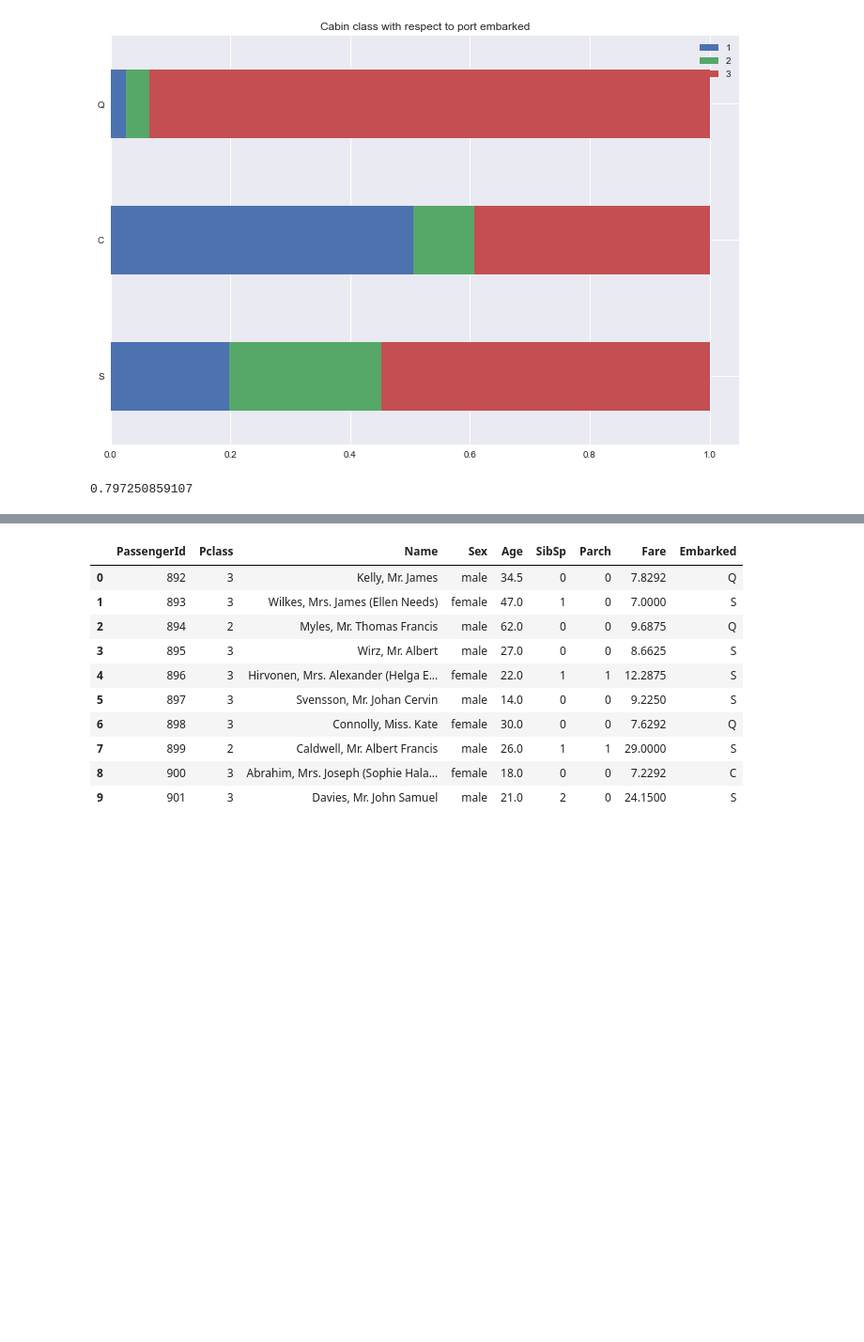
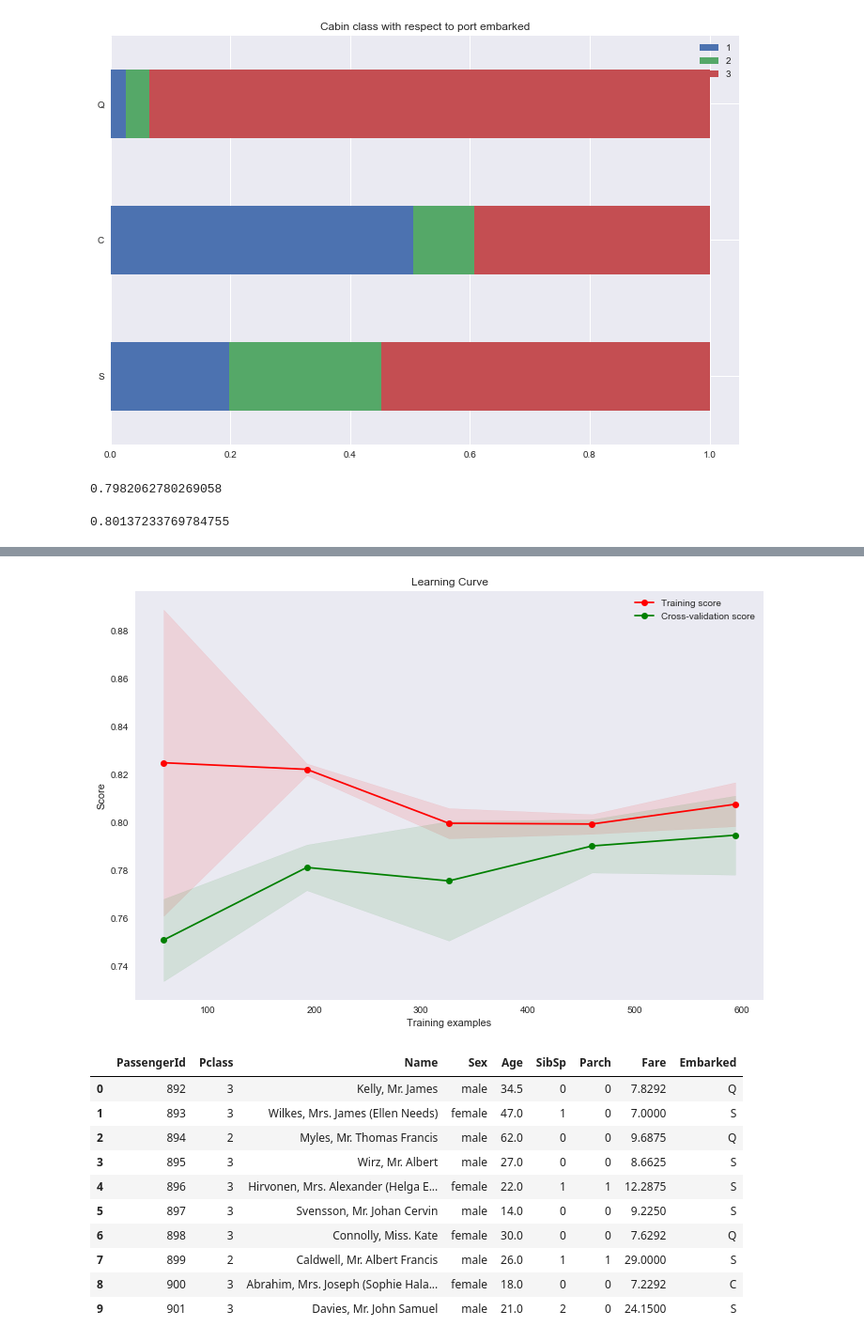
Before and after one commit to itsnauman/Kaggle, a Jupyter notebook: Titanic/Titanic Machine Learning From Disaster .ipynb, the cells around one changed output, grey strips where cells are left out. Shown at 94% size. Saved outputs shown, nothing was run; the diff lists cells and outputs as text; code cells hidden in the pictures; blank space fills up the shorter version.

```diff
--- a/Titanic/Titanic Machine Learning From Disaster .ipynb
+++ b/Titanic/Titanic Machine Learning From Disaster .ipynb
@@ -118,29 +119,0 @@ from sklearn.model_selection import GridSearchCV
-# %%
-label_encoder = preprocessing.LabelEncoder()
-
-data['Sex'] = label_encoder.fit_transform(data['Sex'].astype('str'))
-data['Embarked'] = label_encoder.fit_transform(data['Embarked'].astype('str'))
-
-data['FamilySize'] = data['SibSp'] + data['Parch']
-data['Age*Class'] = data ['Age'] * data['Pclass']
-data['Fare_Per_Person'] = data['Fare'] / (data['FamilySize']+1)
-
-y = data['Survived']
-X = data[['Sex', 'Age*Class', 'Embarked', 'Fare_Per_Person']]
-
-# Training set
-X_train = X.iloc[:600].values
-y_train = y.iloc[:600].values
-
-# Testing set
-X_test = X.iloc[600:].values
-y_test = y.iloc[600:].values
-
-tuned_parameters = {'C': [0.1, 0.5, 1, 5, 10, 50, 100]}
-
-clf = GridSearchCV(LogisticRegression(), tuned_parameters, cv=2)
-clf.fit(X_train, y_train)
-
-print(clf.score(X_test, y_test))
-# %% [output]
-0.797250859107
@@ -146,0 +223,24 @@ print(clf.score(X_test, y_test))
+# %%
+y = data['Survived']
+X = data[['Sex', 'Age*Class', 'Fare', 'Fare_Per_Person', 'Title']]
+
+# Testing / Training split
+X_train, X_test, y_train, y_test = train_test_split(X, y)
+
+# Using the Support Vector Machine (hyperparameters chosen using gridsearch)
+clf = SVC(C=10, gamma=0.001, kernel='poly')
+
+clf.fit(X_train, y_train)
+
+clf.score(X_test, y_test)
+# %% [output]
+0.7982062780269058
+# %%
+cv_scores = cross_val_score(clf, X, y, cv=5)
+cv_scores.sum() / cv_scores.shape[0]
+# %% [output]
+0.80137233769784755
+# %%
+X = data[['Sex', 'Age*Class', 'Fare', 'Fare_Per_Person', 'Title']]
+plot_learning_curve(clf, "Learning Curve", X.values, y.values)
+# %% [output]
@@ -147,3 +248,4 @@ print(clf.score(X_test, y_test))
+[figure, added]
 # %%
 test_df = pd.read_csv("test.csv")
 test_df = test_df.drop(['Ticket','Cabin'], axis=1)
```
Also changed, not shown: parts of 7 cells of this notebook, 1 other file.
